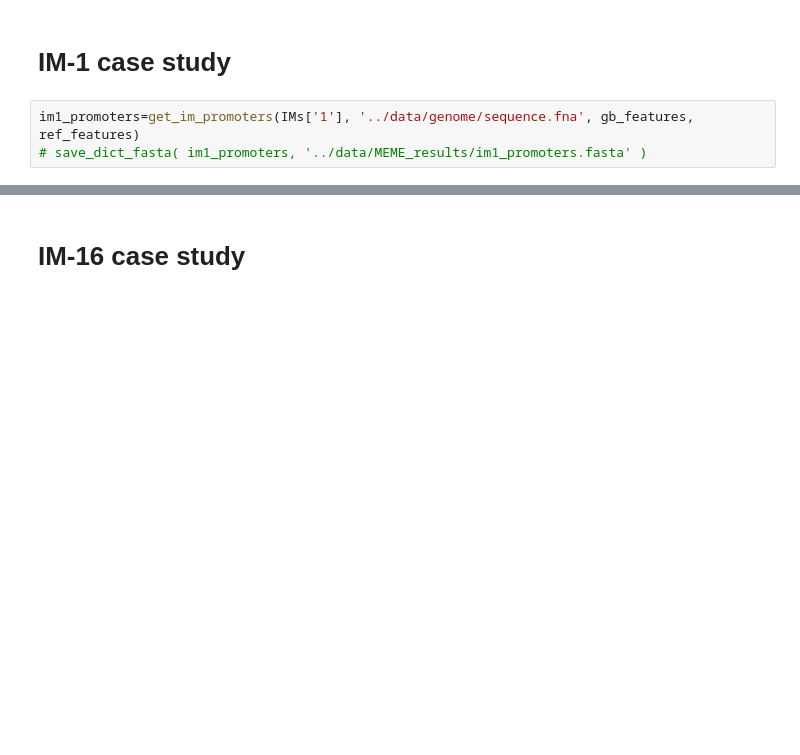
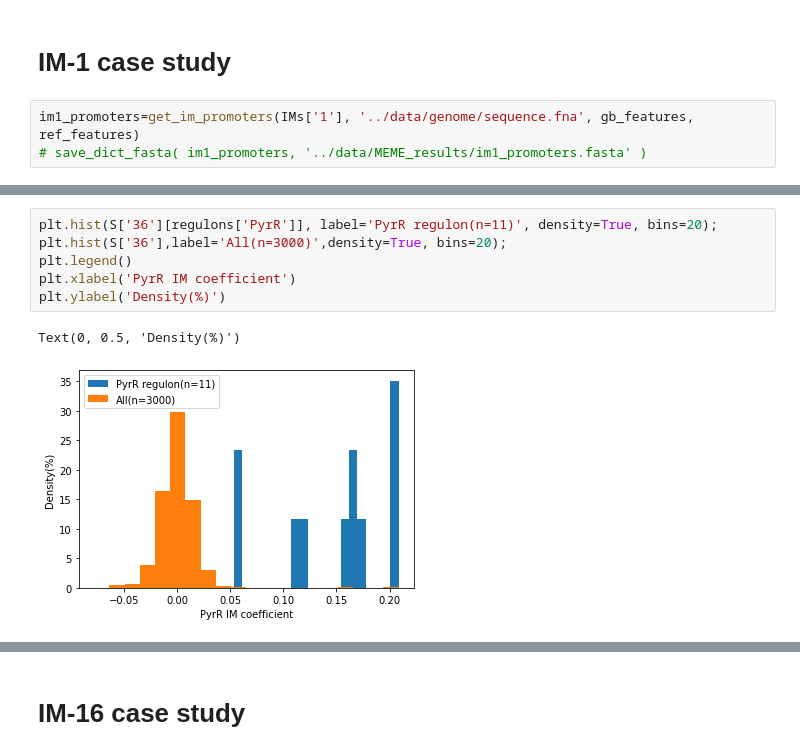
Before and after one commit to SizheQiu/LPiModulons, a Jupyter notebook: workflow/I-modulon_casestudy.ipynb, the cells around one changed output, grey strips where cells are left out. Saved outputs shown, nothing was run; the diff lists cells and outputs as text; blank space fills up the shorter version.

```diff
--- a/workflow/I-modulon_casestudy.ipynb
+++ b/workflow/I-modulon_casestudy.ipynb
@@ -95,0 +126,9 @@ nx.draw(im1_corr,with_labels = True,node_color=nodecolors,font_weight='bold',
+# %%
+plt.hist(S['36'][regulons['PyrR']], label='PyrR regulon(n=11)', density=True, bins=20);
+plt.hist(S['36'],label='All(n=3000)',density=True, bins=20);
+plt.legend()
+plt.xlabel('PyrR IM coefficient')
+plt.ylabel('Density(%)')
+# %% [output]
+Text(0, 0.5, 'Density(%)')
+[figure, added]
```
Also changed, not shown: parts of 10 cells of this notebook, 3 other files.
